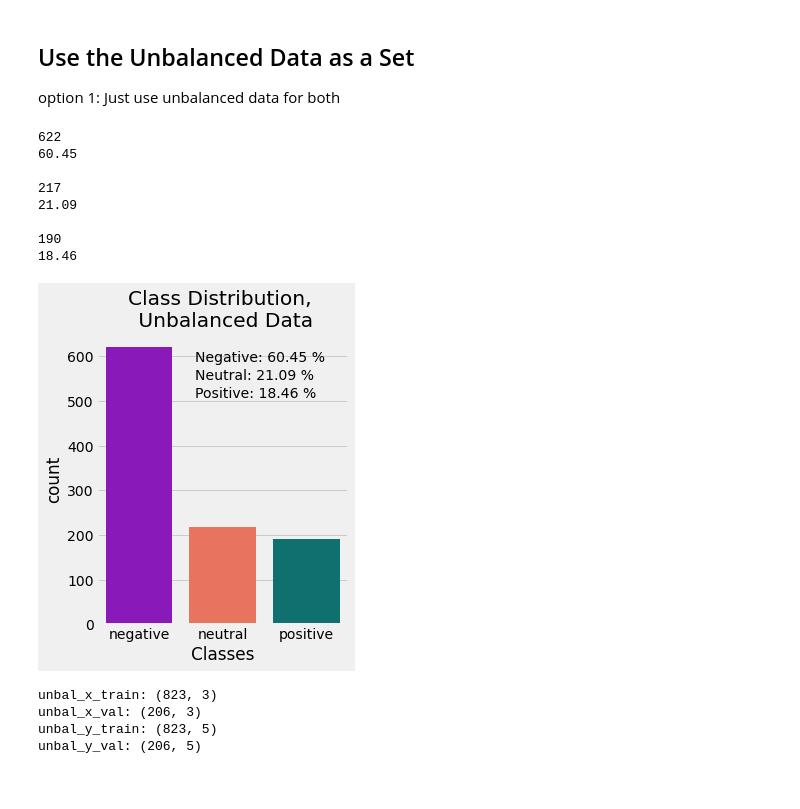
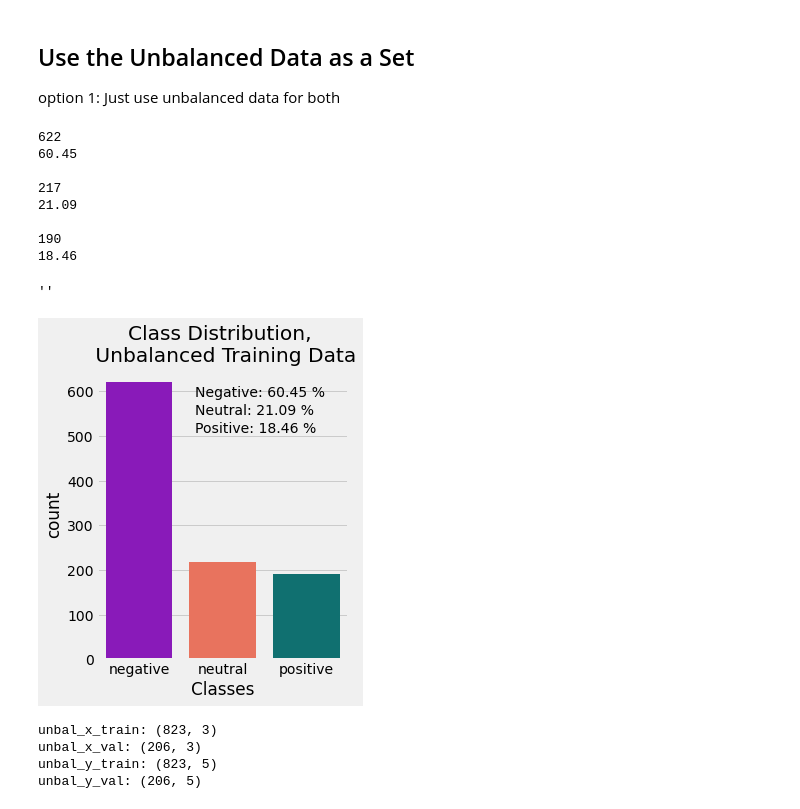
Before and after one commit to loopyQueen/RefugeeSentiment, a Jupyter notebook: dataSplitBalance.ipynb, the cells around one changed output. Saved outputs shown, nothing was run; the diff lists cells and outputs as text; code cells hidden in the pictures.

```diff
--- a/dataSplitBalance.ipynb
+++ b/dataSplitBalance.ipynb
@@ -269,11 +271,17 @@ plot_colors = ['darkviolet','tomato', 'teal']
 
 sns.countplot(x=tweets_clean["y_sent"], palette=plot_colors, ax=ax[0]).set_xticklabels(["negative", "neutral", "positive"])
 ax[0].set_xlabel('Classes')
-ax[0].set_title('Class Distribution, \n All Labeled Data');
+ax[0].set_title('Class Distribution, \n All Labeled Data')
+#ax[0].set_facecolor('white')
+;
 
 sns.countplot(x=y_test_sent["y_sent"], palette=plot_colors, ax=ax[1]).set_xticklabels(["negative", "neutral", "positive"])
 ax[1].set_xlabel('Classes')
-ax[1].set_title('Class Distribution, \n Test Data');
+ax[1].set_title('Class Distribution, \n Test Data')
+#ax[1].set_facecolor('white')
+;
+
+fig.set_facecolor('white')
 
 plt.figtext(.23, .8, "Negative: {} %".format(neg_perct))
 plt.figtext(.23, .75, "Neutral: {} %".format(neu_perct))
@@ -335,36 +343,39 @@ for i in y_train_sent['y_sent']:
 
 neg_perct_unbal = round((neg_ct/y_train_ct)*100, 2)
 neu_perct_unbal = round((neu_ct/y_train_ct)*100, 2)
 pos_perct_unbal = round((pos_ct/y_train_ct)*100, 2)
 
 print(neg_ct)
 print(neg_perct_unbal)
 print()
 print(neu_ct)
 print(neu_perct_unbal)
 print()
 print(pos_ct)
 print(pos_perct_unbal)
 
 # Plot class distribution for the unbalanced set
 plt.figure(figsize=(4, 5))
 plot_colors = ['darkviolet','tomato', 'teal']
 sns.countplot(x=y_train_sent["y_sent"], palette=plot_colors).set_xticklabels(["negative", "neutral", "positive"])
 plt.xlabel('Classes')
-plt.title('Class Distribution, \n Unbalanced Data')
+plt.title('Class Distribution, \n Unbalanced Training Data')
 plt.figtext(.42, .8, "Negative: {} %".format(neg_perct_unbal))
 plt.figtext(.42, .75, "Neutral: {} %".format(neu_perct_unbal))
-plt.figtext(.42, .7, "Positive: {} %".format(pos_perct_unbal));
+plt.figtext(.42, .7, "Positive: {} %".format(pos_perct_unbal))
+fig.set_facecolor('white')
+;
 # %% [output]
 622
 60.45
 
 217
 21.09
 
 190
 18.46
+''
-[figure, old version]
+[figure, new version]
 # %%
 # Take the training sets, and separate them out further for this. Split the data 80/20, stratified
 unbal_x_train, unbal_x_val, unbal_y_train, unbal_y_val = train_test_split(x_train, y_train_sent, test_size = 0.20, random_state = 1018, stratify = y_train_sent.y_sent.values)
```
Also changed, not shown: parts of 6 cells of this notebook, 2 other files.
